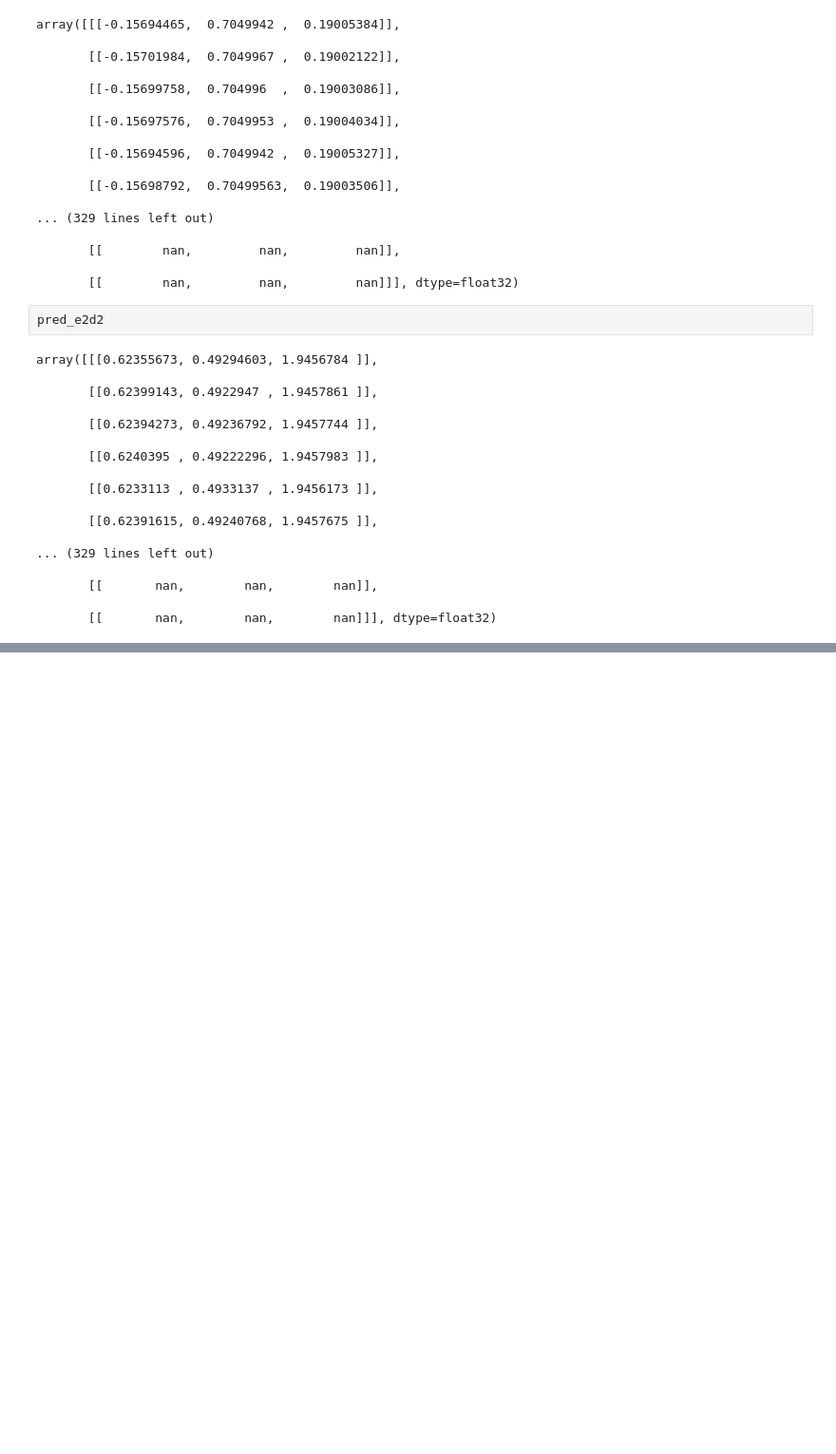
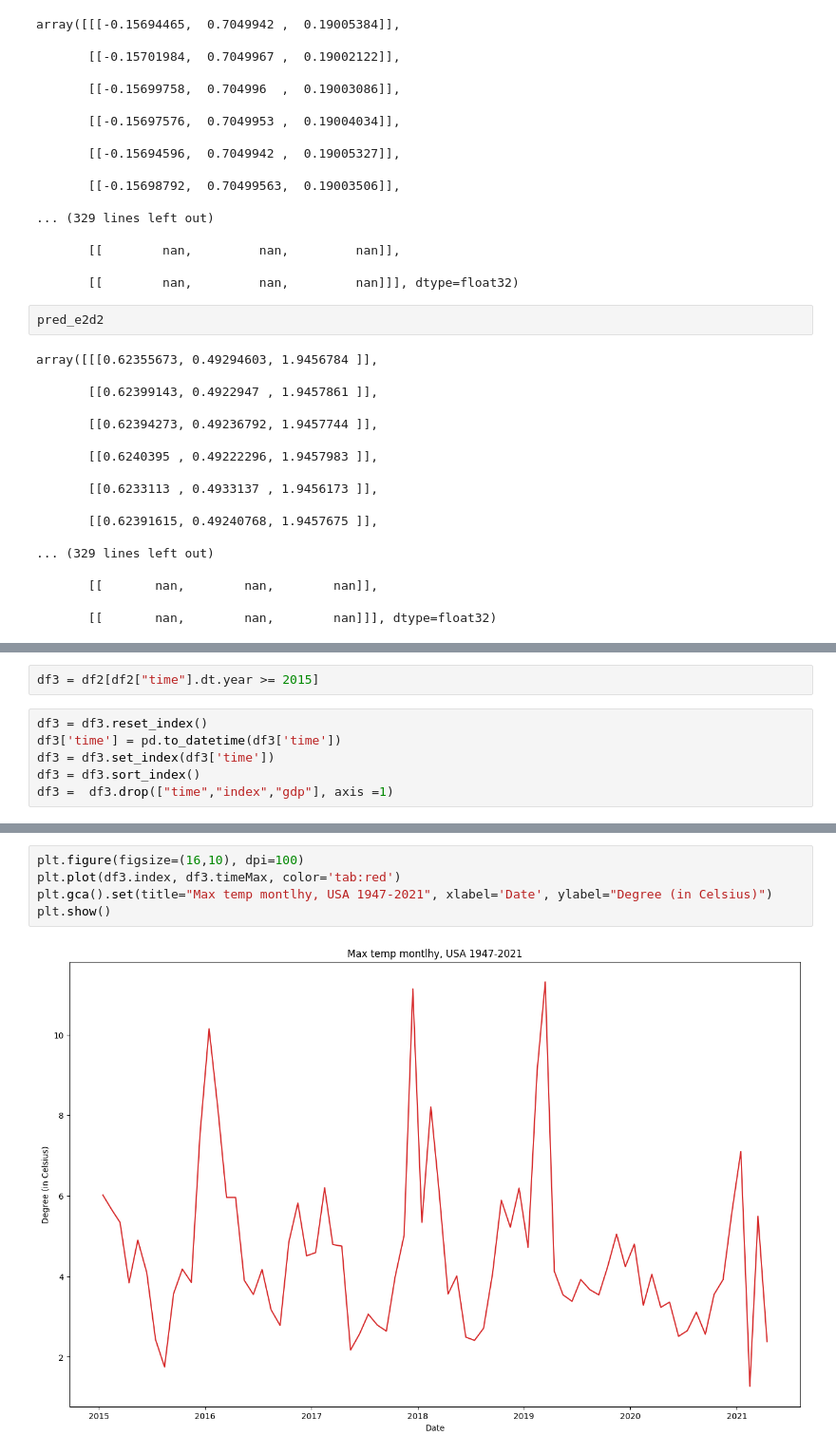
Before and after one commit to rubenkerkhofs/modern-data-analytics, a Jupyter notebook: Mitja Code/Code Final.ipynb, the cells around one changed output, grey strips where cells are left out. Shown at 95% size. Drawn from its saved outputs; the diff is of its cells as text; blank space fills up the shorter version.

```diff
--- a/Mitja Code/Code Final.ipynb
+++ b/Mitja Code/Code Final.ipynb
@@ -552,0 +557,8 @@ array([[[0.62355673, 0.49294603, 1.9456784 ]],
+# %%
+df3 = df2[df2["time"].dt.year >= 2015]
+# %%
+df3 = df3.reset_index()
+df3['time'] = pd.to_datetime(df3['time'])
+df3 = df3.set_index(df3['time'])
+df3 = df3.sort_index()
+df3 =  df3.drop(["time","index","gdp"], axis =1)
@@ -552,0 +595,7 @@ array([[[0.62355673, 0.49294603, 1.9456784 ]],
+# %%
+plt.figure(figsize=(16,10), dpi=100)
+plt.plot(df3.index, df3.timeMax, color='tab:red')
+plt.gca().set(title="Max temp montlhy, USA 1947-2021", xlabel='Date', ylabel="Degree (in Celsius)")
+plt.show()
+# %% [output]
+[figure, added]
```
Also changed, not shown: parts of 23 cells of this notebook.
